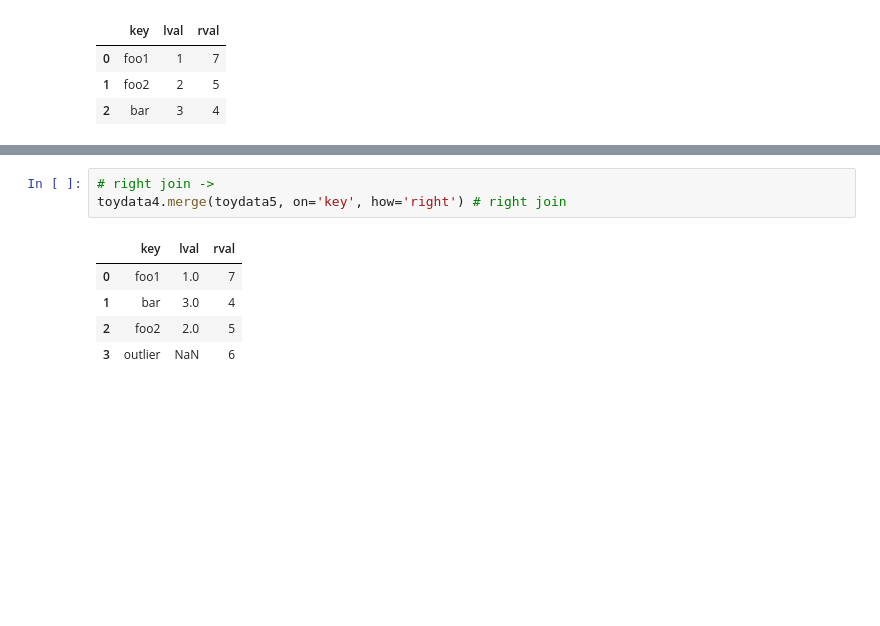
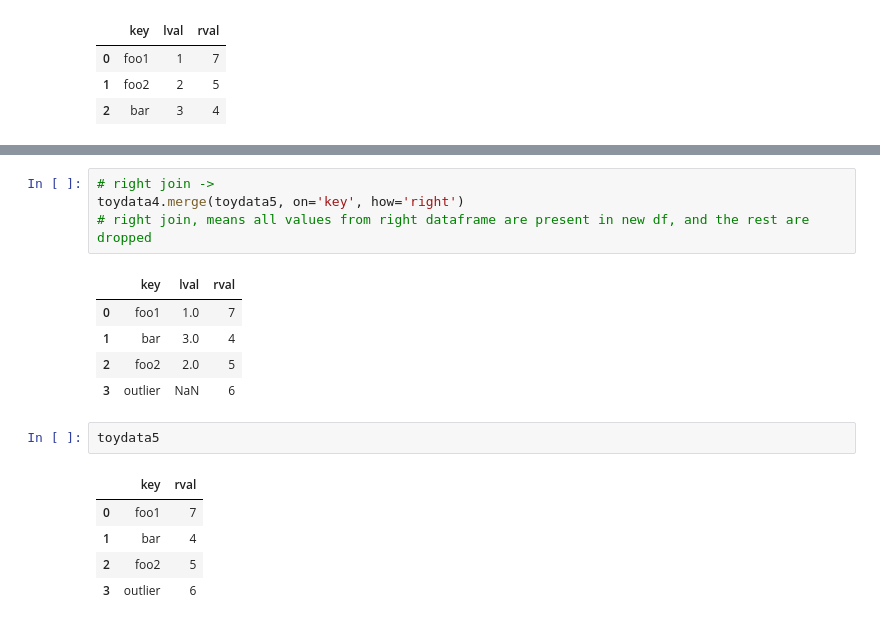
Before and after one commit to XionVolt/Ai-Ml, a Jupyter notebook: Programming/Pandas/07_mergingAndJoiningAndConcatenate.ipynb, the cells around one changed output, grey strips where cells are left out. Saved outputs shown, nothing was run; the diff lists cells and outputs as text; blank space fills up the shorter version.

```diff
--- a/Programming/Pandas/07_mergingAndJoiningAndConcatenate.ipynb
+++ b/Programming/Pandas/07_mergingAndJoiningAndConcatenate.ipynb
@@ -106,9 +128,18 @@ toydata4.merge(toydata4, on='key', how='left') # left join
 # %%
 # right join ->
-toydata4.merge(toydata5, on='key', how='right') # right join
+toydata4.merge(toydata5, on='key', how='right')
+# right join, means all values from right dataframe are present in new df, and the rest are dropped
 # %% [output]
 |  | key | lval | rval |
 | 0 | foo1 | 1.0 | 7 |
 | 1 | bar | 3.0 | 4 |
 | 2 | foo2 | 2.0 | 5 |
 | 3 | outlier | NaN | 6 |
+# %%
+toydata5
+# %% [output]
+|  | key | rval |
+| 0 | foo1 | 7 |
+| 1 | bar | 4 |
+| 2 | foo2 | 5 |
+| 3 | outlier | 6 |
```
Also changed, not shown: parts of 6 cells of this notebook, 4 other files.
